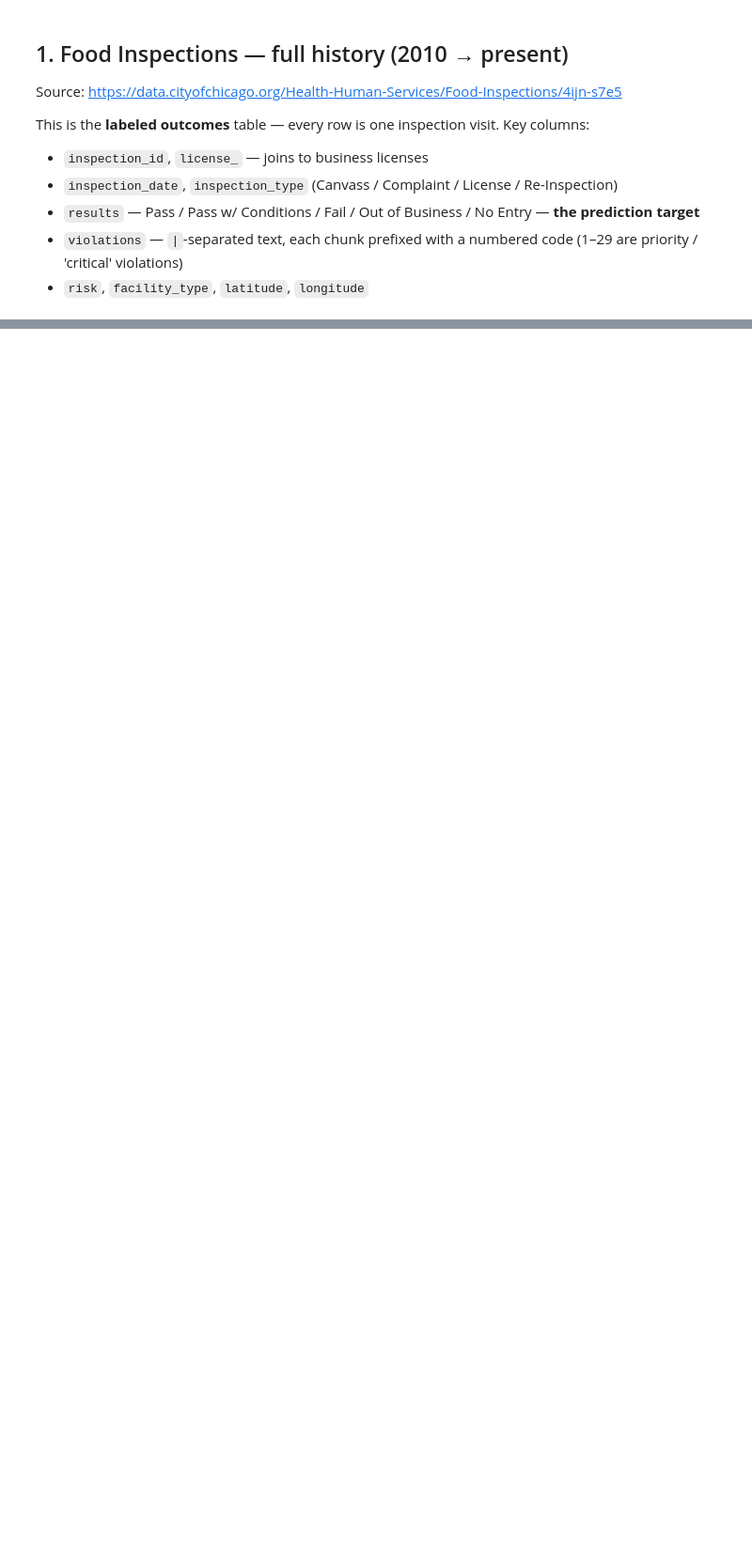
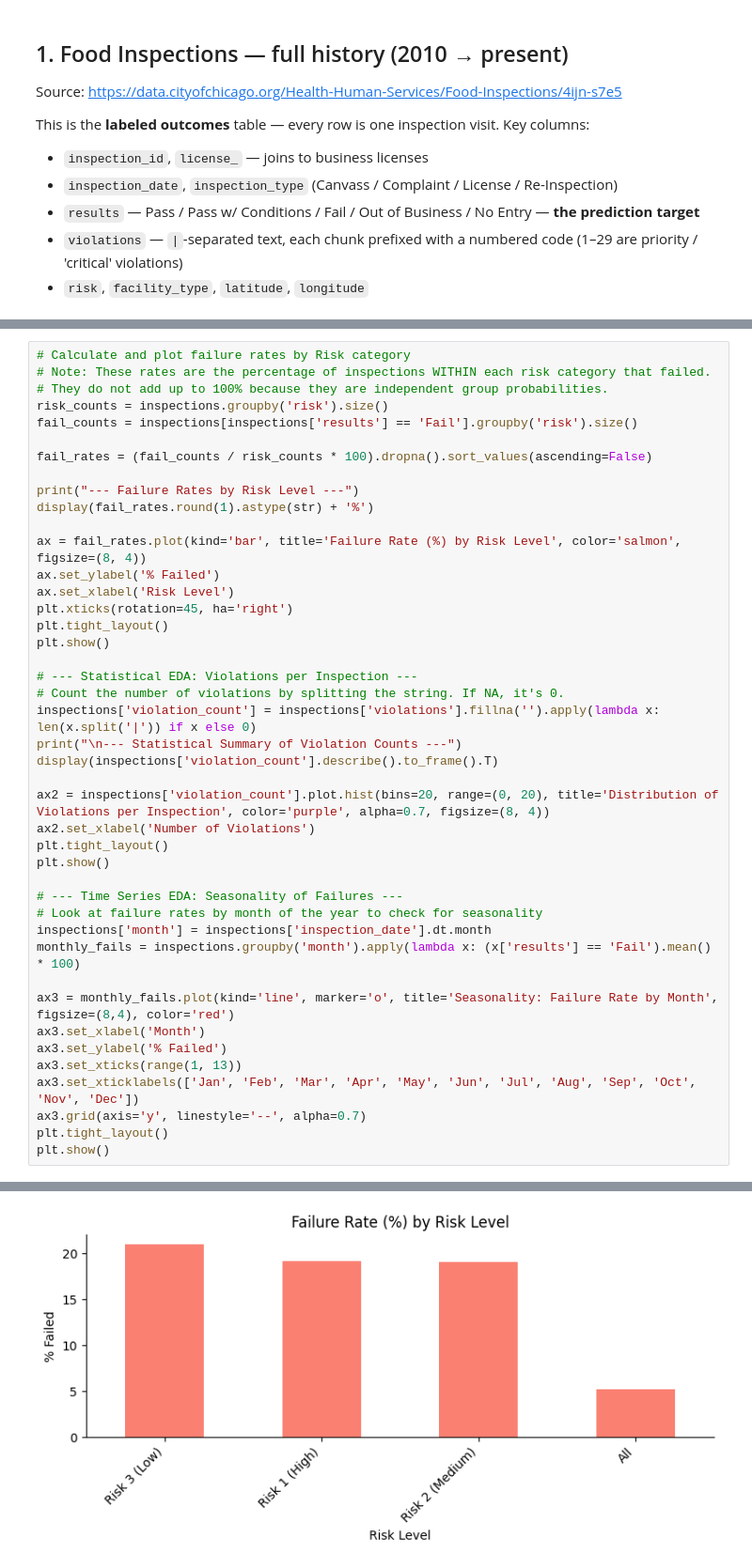
Before and after one commit to food-safety-intelligence/food-safety-intelligence, a Jupyter notebook: notebooks/01_dataset_overview_eda.ipynb, the cells around one changed output, grey strips where cells are left out. Shown at 94% size. Cells and saved outputs as stored; diff of their text form; blank space fills up the shorter version.

```diff
--- a/notebooks/01_dataset_overview_eda.ipynb
+++ b/notebooks/01_dataset_overview_eda.ipynb
@@ -297,0 +374,44 @@ plt.tight_layout(); plt.show()
+# %%
+# Calculate and plot failure rates by Risk category
+# Note: These rates are the percentage of inspections WITHIN each risk category that failed.
+# They do not add up to 100% because they are independent group probabilities.
+risk_counts = inspections.groupby('risk').size()
+fail_counts = inspections[inspections['results'] == 'Fail'].groupby('risk').size()
+
+fail_rates = (fail_counts / risk_counts * 100).dropna().sort_values(ascending=False)
+
+print("--- Failure Rates by Risk Level ---")
+display(fail_rates.round(1).astype(str) + '%')
+
+ax = fail_rates.plot(kind='bar', title='Failure Rate (%) by Risk Level', color='salmon', figsize=(8, 4))
+ax.set_ylabel('% Failed')
+ax.set_xlabel('Risk Level')
+plt.xticks(rotation=45, ha='right')
+plt.tight_layout()
+plt.show()
+
+# --- Statistical EDA: Violations per Inspection ---
+# Count the number of violations by splitting the string. If NA, it's 0.
+inspections['violation_count'] = inspections['violations'].fillna('').apply(lambda x: len(x.split('|')) if x else 0)
+print("\n--- Statistical Summary of Violation Counts ---")
+display(inspections['violation_count'].describe().to_frame().T)
+
+ax2 = inspections['violation_count'].plot.hist(bins=20, range=(0, 20), title='Distribution of Violations per Inspection', color='purple', alpha=0.7, figsize=(8, 4))
+ax2.set_xlabel('Number of Violations')
+plt.tight_layout()
+plt.show()
+
+# --- Time Series EDA: Seasonality of Failures ---
+# Look at failure rates by month of the year to check for seasonality
+inspections['month'] = inspections['inspection_date'].dt.month
+monthly_fails = inspections.groupby('month').apply(lambda x: (x['results'] == 'Fail').mean() * 100)
+
+ax3 = monthly_fails.plot(kind='line', marker='o', title='Seasonality: Failure Rate by Month', figsize=(8,4), color='red')
+ax3.set_xlabel('Month')
+ax3.set_ylabel('% Failed')
+ax3.set_xticks(range(1, 13))
+ax3.set_xticklabels(['Jan', 'Feb', 'Mar', 'Apr', 'May', 'Jun', 'Jul', 'Aug', 'Sep', 'Oct', 'Nov', 'Dec'])
+ax3.grid(axis='y', linestyle='--', alpha=0.7)
+plt.tight_layout()
+plt.show()
+# %% [output]
@@ -297,0 +426 @@ plt.tight_layout(); plt.show()
+[figure, added]
```
Also changed, not shown: parts of 31 cells of this notebook.
